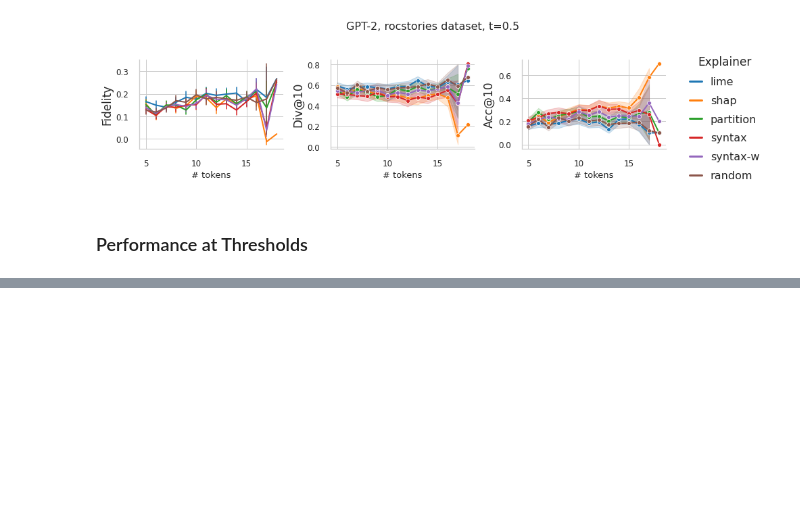
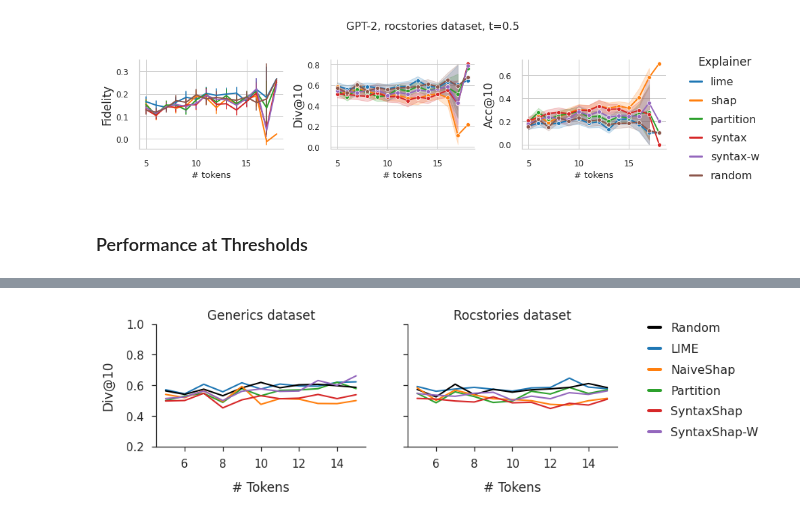
Before and after one commit to k-amara/syntax-shap, a Jupyter notebook: notebooks/Scores_Visualization_GPT2.ipynb, the cells around one changed output, grey strips where cells are left out. Drawn from its saved outputs; the diff is of its cells as text; code cells hidden in the pictures; blank space fills up the shorter version.

```diff
--- a/notebooks/Scores_Visualization_GPT2.ipynb
+++ b/notebooks/Scores_Visualization_GPT2.ipynb
@@ -468,0 +577,68 @@ fig.savefig(f"/cluster/home/kamara/syntax-shap/figures/{model_name}/{dataset}/sc
+# %%
+import pandas as pd
+import seaborn as sns
+import matplotlib.pyplot as plt
+
+
+# Grouping and aggregating data
+df = df_final.groupby(['algorithm', 'dataset', 'n_token']).mean().reset_index()
+df = df[df['dataset'] != 'negation']
+df = df[df['n_token'] <= 15]
+
+
+# Define the order of algorithms and a colormap
+algo_order = ["random", "lime", "shap", "partition", "syntax", "syntax-w"]
+pal = sns.color_palette("tab10", len(algo_order))
+
+# Ensure 'algorithm' column is categorical and ordered
+df['algorithm'] = pd.Categorical(df['algorithm'], categories=algo_order, ordered=True)
+df['algorithm'] = df['algorithm'].replace({'lime': 'LIME', 'shap': 'NaiveShap', 'partition': 'Partition', 'syntax': 'SyntaxShap', 'syntax-w': 'SyntaxShap-W', 'random': 'Random'})
+dict_color = {"Random": 'black', "LIME": pal[0], "NaiveShap": pal[1], "Partition": pal[2], "SyntaxShap": pal[3], "SyntaxShap-W": pal[4]}
+
+legend_order = ["Random", "LIME", "NaiveShap", "Partition", "SyntaxShap", "SyntaxShap-W"]
+
+fig, axes = plt.subplots(1, 2, figsize=(11,3), sharey=True)
+
+# Adjusting various parameters
+# Plotting with Seaborn
+sns.set(style="whitegrid")
+sns.set_style("ticks")
+sns.set_context("notebook", rc={"xtick.labelsize" : 17, "ytick.labelsize" : 17})
+
+
+# Creating a lineplot for each score
+sns.lineplot(x='n_token', y='prob_diff_at_k', hue='algorithm', data=df[df['dataset']=='generics'], ax=axes[0], palette=dict_color, linewidth=2)#, errorbar='se')#, err_style='bars')
+axes[0].set_title('Generics dataset', fontsize=17)
+axes[0].set_xlabel('# Tokens', fontsize=17, labelpad=15)
+axes[0].set_ylabel('Div@10', fontsize=17, labelpad=15)
+axes[0].tick_params(axis='both', which='major', labelsize=15, pad=10)  # Increase tick font size and padding
+axes[0].set_ylim(0.2, 1)
+
+sns.lineplot(x='n_token', y='prob_diff_at_k', hue='algorithm', data=df[df['dataset']=='rocstories'], ax=axes[1], palette=dict_color, linewidth=2)#, errorbar='se')#, err_style='bars')
+axes[1].set_title('Rocstories dataset', fontsize=17)
+axes[1].set_xlabel('# Tokens', fontsize=17, labelpad=15)
+axes[1].set_ylabel('Div@10', fontsize=17, labelpad=15)
+axes[1].tick_params(axis='both', which='major', labelsize=15, pad=10)  # Increase tick font size and padding
+
+# Remove legends from all but one plot
+for ax in axes.flat:
+    ax.legend().remove()
+
+# Add the legend back to the first subplot with custom settings
+handles, labels = axes[1].get_legend_handles_labels()
+ordered_handles = [handles[labels.index(label)] for label in legend_order]
+ordered_labels = [label for label in legend_order]
+legend = axes[1].legend(ordered_handles, ordered_labels, title='', loc='upper left', bbox_to_anchor=(1.1, 1.1), fontsize=16, frameon=False, handlelength=1, labelspacing=0.8)
+legend.get_title().set_fontsize('17')  # Increase legend title font size
+for line in legend.get_lines():
+    line.set_linewidth(4)  # Increase line width in legend
+
+#fig.suptitle(f'MistralAI 7b, {dataset} dataset', fontsize=16)  # Adjust suptitle position
+
+sns.despine()
+#plt.tight_layout()
+plt.show()
+
+fig.savefig(f"/cluster/home/kamara/syntax-shap/figures/{model_name}/scores_{model_name}_n_tokens_vs_performance_15tokens_mean.pdf", bbox_inches='tight', dpi=600)
+# %% [output]
+[figure, added]
```
Also changed, not shown: parts of 6 cells of this notebook, 2 other files.
